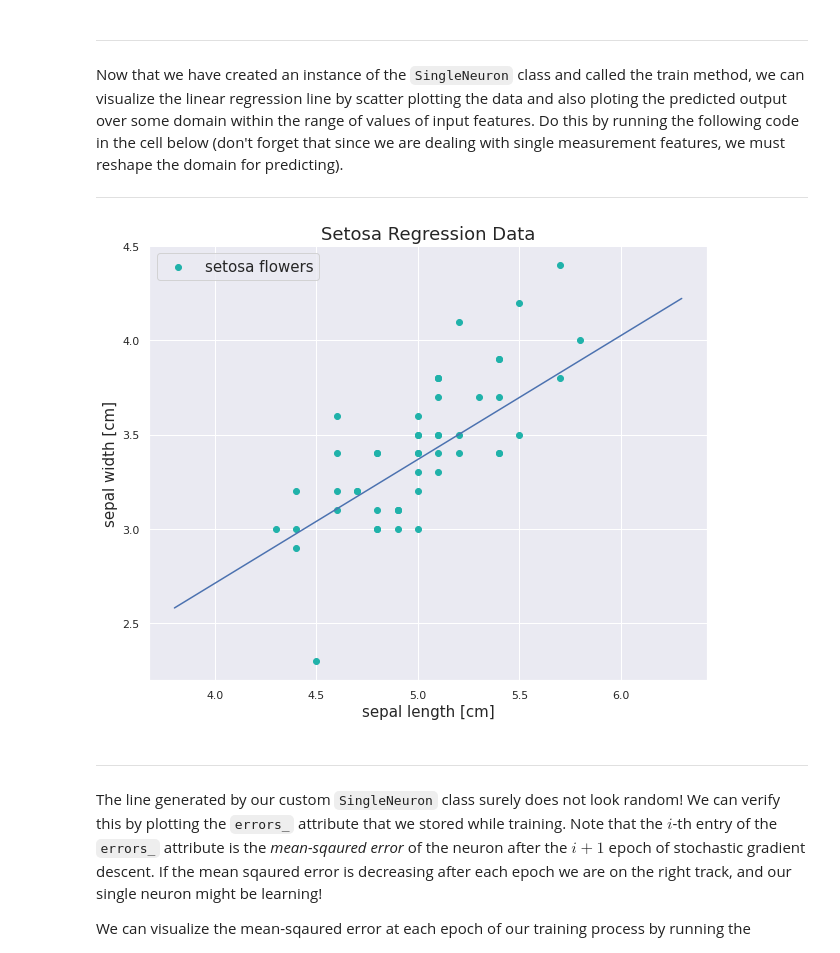
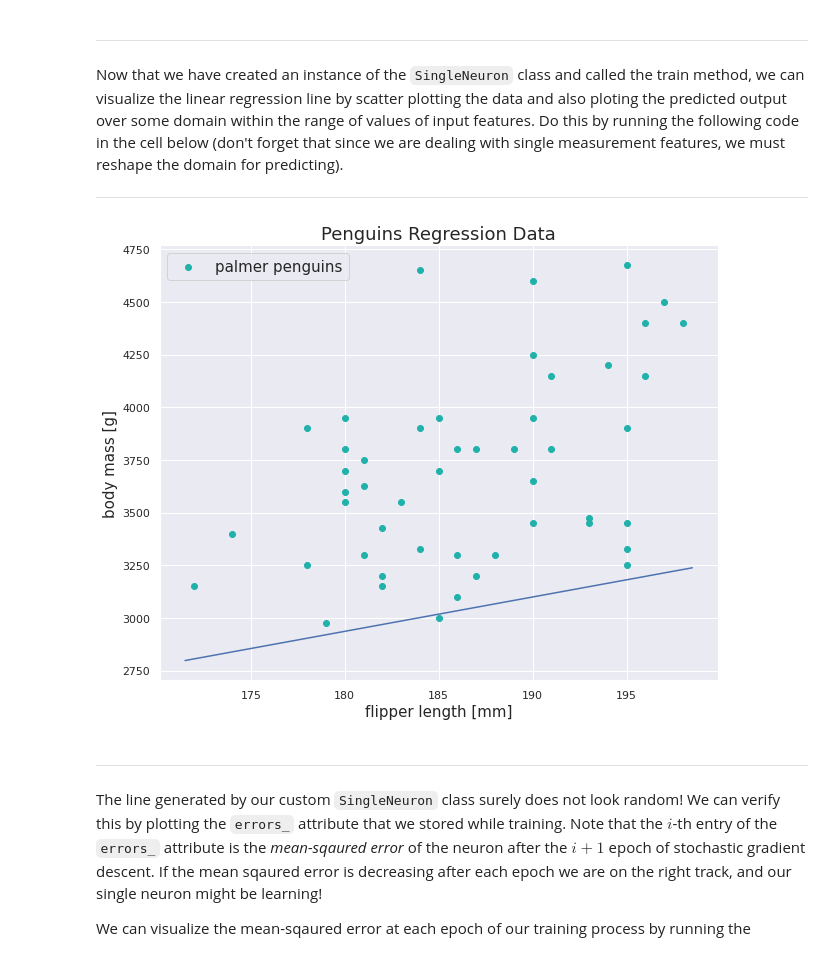
Before and after one commit to Brent-Liu/INDE577, a Jupyter notebook: Supervised Learning/Linear Regression/Linear_Regression.ipynb, the cells around one changed output. Saved outputs shown, nothing was run; the diff lists cells and outputs as text; code cells hidden in the pictures.

```diff
--- a/Supervised Learning/Linear Regression/Linear_Regression.ipynb
+++ b/Supervised Learning/Linear Regression/Linear_Regression.ipynb
@@ -43,15 +43,15 @@ import pandas as pd
 import seaborn as sns
 sns.set_theme()
 
-df = pd.read_csv("./iris_dataset.csv")
-df = df.iloc[:50][["sepal_length", "sepal_width"]]
+df = pd.read_csv("./palmer_penguins.csv")
+df = df.iloc[:50][["flipper_length_mm", "body_mass_g"]]
 plt.figure(figsize = (10, 8))
-plt.scatter(df.sepal_length,
-            df.sepal_width,
+plt.scatter(df.flipper_length_mm,
+            df.body_mass_g,
             color = "lightseagreen",
-            label = "setosa flowers")
-plt.xlabel("sepal length [cm]", fontsize = 15)
-plt.ylabel("sepal width [cm]", fontsize = 15)
+            label = "palmer penguins")
+plt.xlabel("flipper length [mm]", fontsize = 15)
+plt.ylabel("body mass [g]", fontsize = 15)
 plt.legend(fontsize = 15)
 plt.title("My Regression Data", fontsize = 18)
 plt.show()
@@ -230,9 +230,13 @@
 
 ---
 # %%
-X = df.sepal_length.values
+X = df.flipper_length_mm.values
 X = X.reshape(-1, 1)
-y = df.sepal_width.values
+y = df.body_mass_g.values
+# %%
+X = X[~np.isnan(X)]
+X = X.reshape(-1, 1)
+y = y[~np.isnan(y)]
 # %% [markdown]
 ---
 
@@ -260,7 +264,7 @@ def linear_activation(z):
     return z
 
 node = SingleNeuron(linear_activation)
-node.train(X, y, alpha = 0.0001, epochs = 5)
+node.train(X, y, alpha = 0.0000001, epochs = 10)
 # %% [output]
 <__main__.SingleNeuron at 0x...>
 # %% [markdown]
@@ -272,17 +276,16 @@
 # %%
 domain = np.linspace(np.min(X) - .5, np.max(X) + .5, 100)
 
-
 plt.figure(figsize = (10, 8))
-plt.scatter(X, y, color = "lightseagreen", label = "setosa flowers")
+plt.scatter(X, y, color = "lightseagreen", label = "palmer penguins")
 plt.plot(domain, node.predict(domain.reshape(-1, 1)))
-plt.xlabel("sepal length [cm]", fontsize = 15)
-plt.ylabel("sepal width [cm]", fontsize = 15)
-plt.title("Setosa Regression Data", fontsize = 18)
+plt.xlabel("flipper length [mm]", fontsize = 15)
+plt.ylabel("body mass [g]", fontsize = 15)
+plt.title("Penguins Regression Data", fontsize = 18)
 plt.legend(fontsize = 15)
 plt.show()
 # %% [output]
-[figure, old version]
+[figure, new version]
 # %% [markdown]
 ---
 
```
Also changed, not shown: parts of 5 cells of this notebook.
